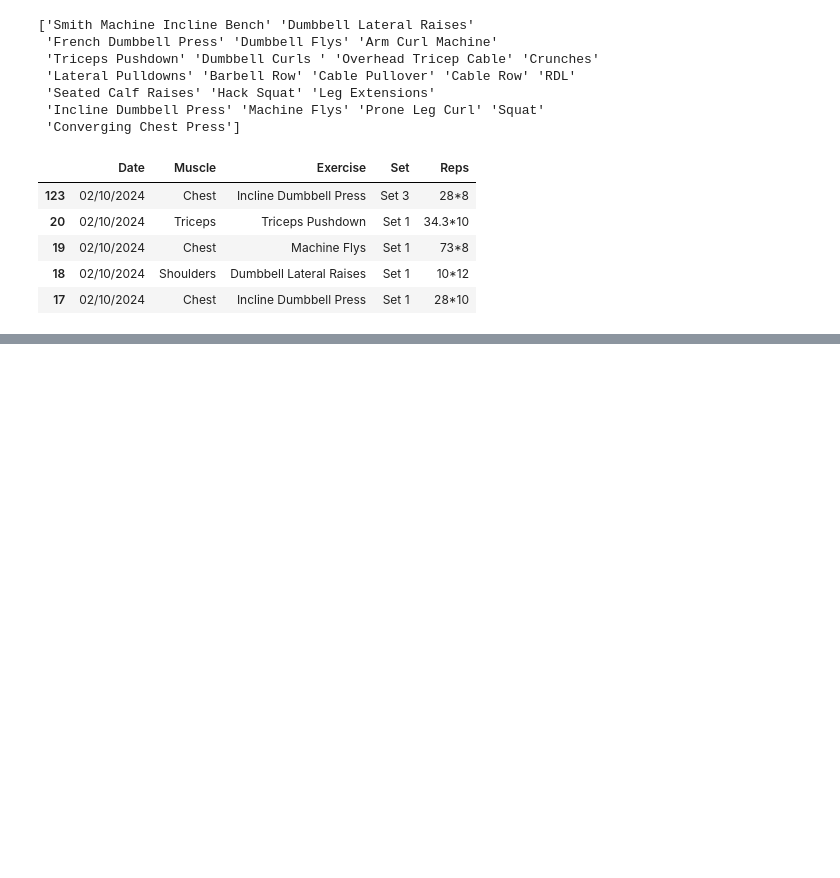
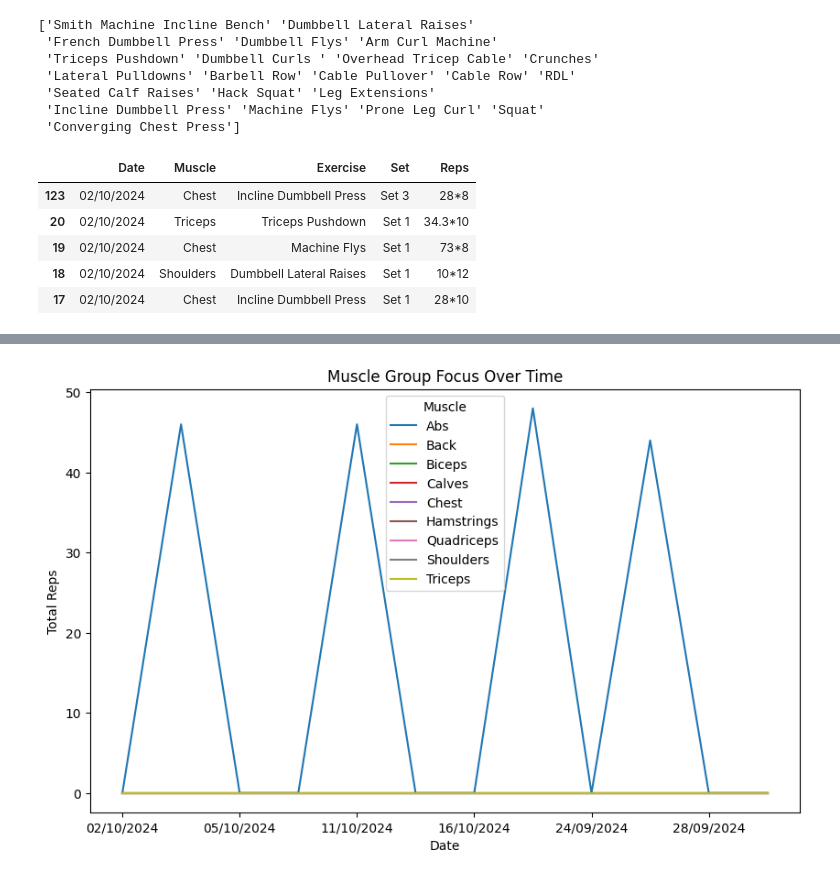
Before and after one commit to matthewlewis123/The-Gym-Files, a Jupyter notebook: notebook.ipynb, the cells around one changed output, grey strips where cells are left out. Saved outputs shown, nothing was run; the diff lists cells and outputs as text; code cells hidden in the pictures; blank space fills up the shorter version.

```diff
--- a/notebook.ipynb
+++ b/notebook.ipynb
@@ -95,0 +96,10 @@ plt.show()
+# %%
+melted_workouts['Reps'] = pd.to_numeric(melted_workouts['Reps'], errors='coerce')
+muscle_time_series = melted_workouts.groupby(['Date', 'Muscle'])['Reps'].sum().unstack().fillna(0)
+muscle_time_series.plot(figsize=(10, 6))
+plt.title("Muscle Group Focus Over Time")
+plt.xlabel("Date")
+plt.ylabel("Total Reps")
+plt.show()
+# %% [output]
+[figure, added]
```
Also changed, not shown: parts of 5 cells of this notebook, 1 other file.
